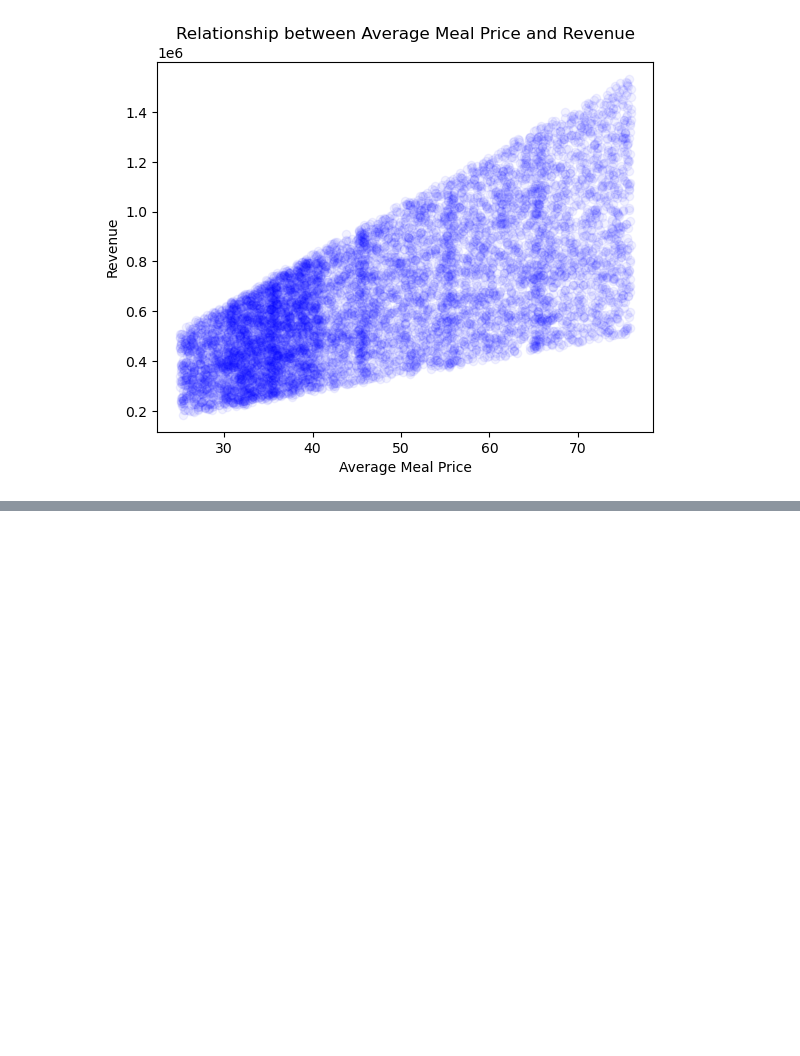
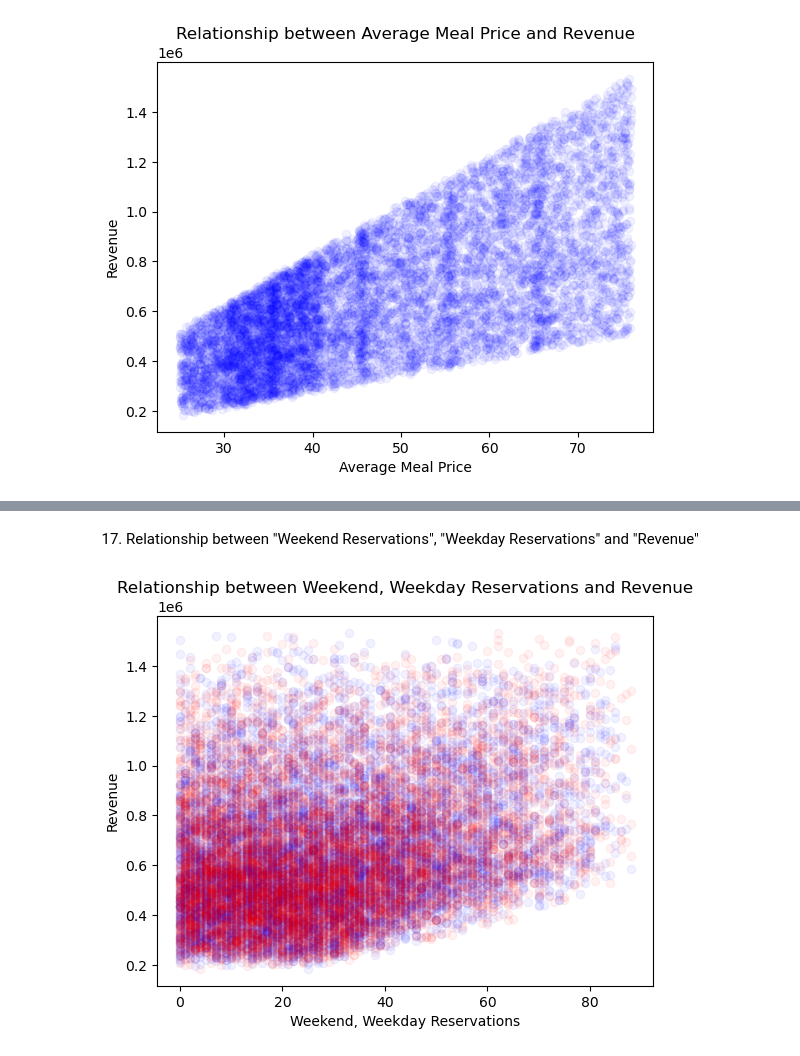
Before and after one commit to Dong-kyu-Kim/project1, a Jupyter notebook: restaurant_country.ipynb, the cells around one changed output, grey strips where cells are left out. Drawn from its saved outputs; the diff is of its cells as text; code cells hidden in the pictures; blank space fills up the shorter version.

```diff
--- a/restaurant_country.ipynb
+++ b/restaurant_country.ipynb
@@ -675,0 +724,15 @@ plt.savefig(price_revenue_scatter_path)
+# %% [markdown]
+17. Relationship between "Weekend Reservations", "Weekday Reservations" and "Revenue"
+# %%
+# Create a scatter plot to see relationship between "Weekday Reservations", "Weekend Reservations" and "Revenue"
+plt.scatter(restaurant_df["Weekend Reservations"], restaurant_df["Revenue"], color = 'blue', alpha = 0.05)
+plt.scatter(restaurant_df["Weekday Reservations"], restaurant_df["Revenue"], color = 'red', alpha = 0.05)
+
+plt.title("Relationship between Weekend, Weekday Reservations and Revenue")
+plt.xlabel("Weekend, Weekday Reservations")
+plt.ylabel("Revenue")
+
+week_day_end_revenue_scatter_path = os.path.join("result_country", "week_day_end_revenue_scatter.png")
+plt.savefig(week_day_end_revenue_scatter_path)
+# %% [output]
+[figure, added]
```
Also changed, not shown: parts of 6 cells of this notebook, 11 other files.
